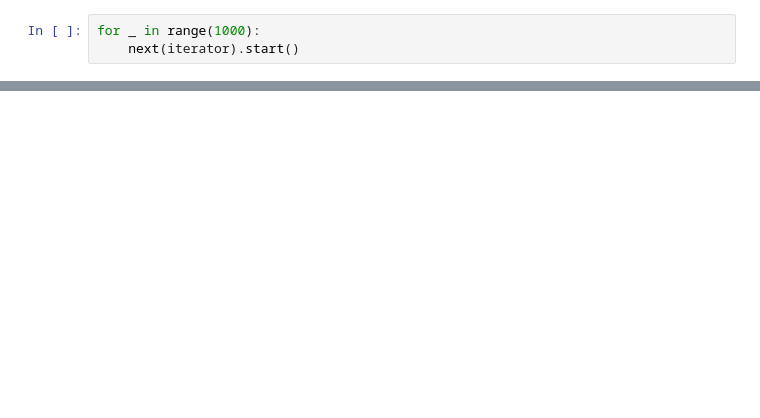
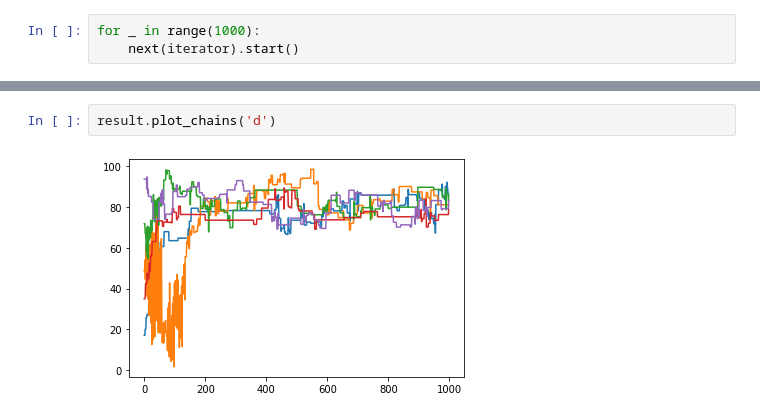
Before and after one commit to UCL-CCS/EasyVVUQ, a Jupyter notebook: tutorials/mcmc_tutorial.ipynb, the cells around one changed output, grey strips where cells are left out. Drawn from its saved outputs; the diff is of its cells as text; blank space fills up the shorter version.

```diff
--- a/tutorials/mcmc_tutorial.ipynb
+++ b/tutorials/mcmc_tutorial.ipynb
@@ -148,0 +135,4 @@ plt.hlines(80, 0, 5000, color='r')
+# %%
+result.plot_chains('d')
+# %% [output]
+[figure, added]
```
Also changed, not shown: parts of 34 cells of this notebook, 1 other file.
